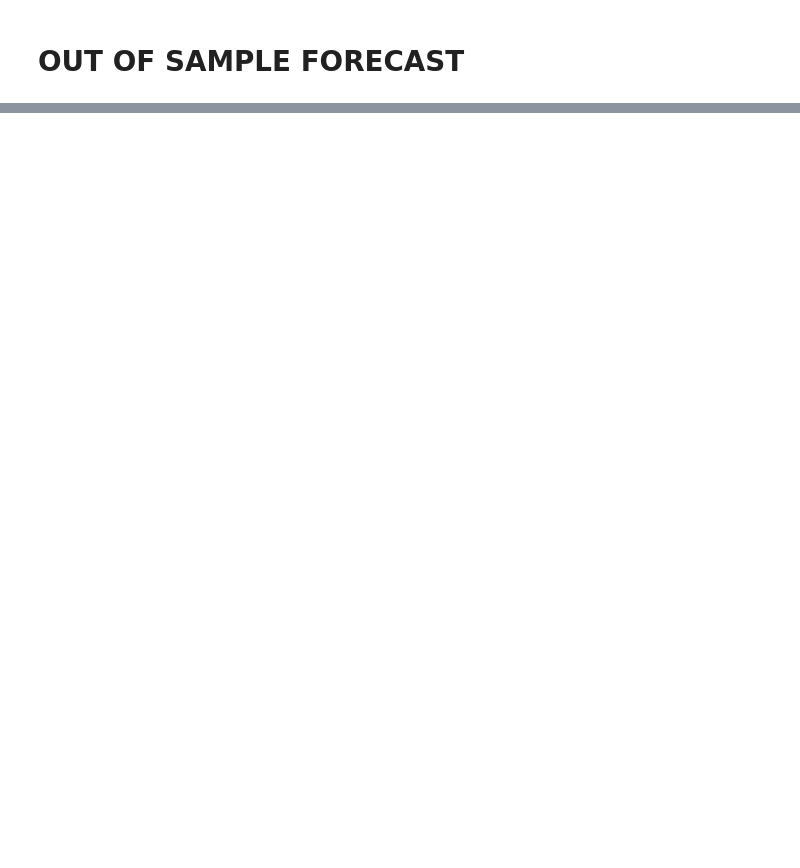
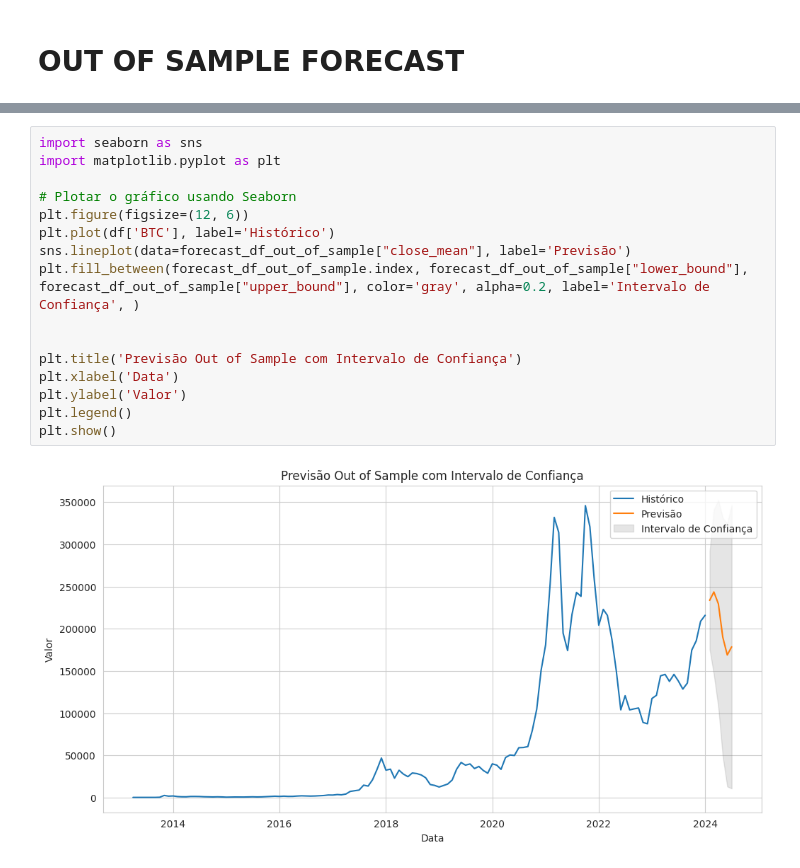
Before and after one commit to k3ybladewielder/crypto_forecast, a Jupyter notebook: notebooks/crypto_forecast.ipynb, the cells around one changed output, grey strips where cells are left out. Cells and saved outputs as stored; diff of their text form; blank space fills up the shorter version.

```diff
--- a/notebooks/crypto_forecast.ipynb
+++ b/notebooks/crypto_forecast.ipynb
@@ -628,0 +765,18 @@ df_metrics_rf_test
+# %%
+import seaborn as sns
+import matplotlib.pyplot as plt
+
+# Plotar o gráfico usando Seaborn
+plt.figure(figsize=(12, 6))
+plt.plot(df['BTC'], label='Histórico')
+sns.lineplot(data=forecast_df_out_of_sample["close_mean"], label='Previsão')
+plt.fill_between(forecast_df_out_of_sample.index, forecast_df_out_of_sample["lower_bound"], forecast_df_out_of_sample["upper_bound"], color='gray', alpha=0.2, label='Intervalo de Confiança', )
+
+
+plt.title('Previsão Out of Sample com Intervalo de Confiança')
+plt.xlabel('Data')
+plt.ylabel('Valor')
+plt.legend()
+plt.show()
+# %% [output]
+[figure, added]
```
Also changed, not shown: parts of 26 cells of this notebook, 2 other files.
